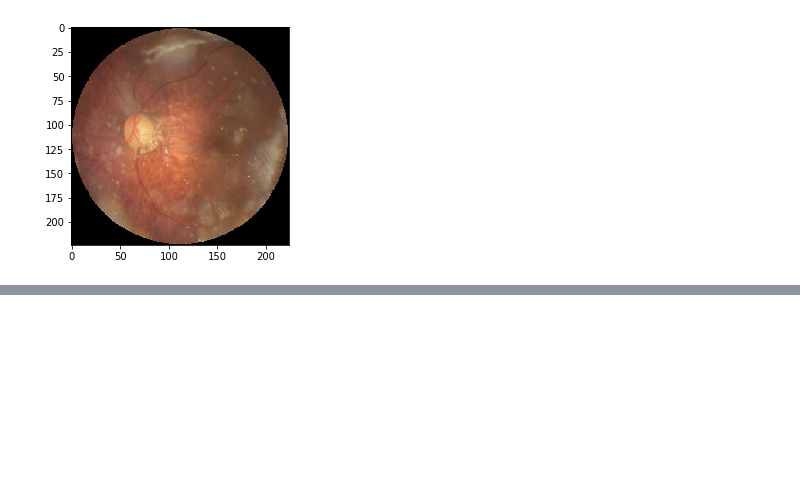
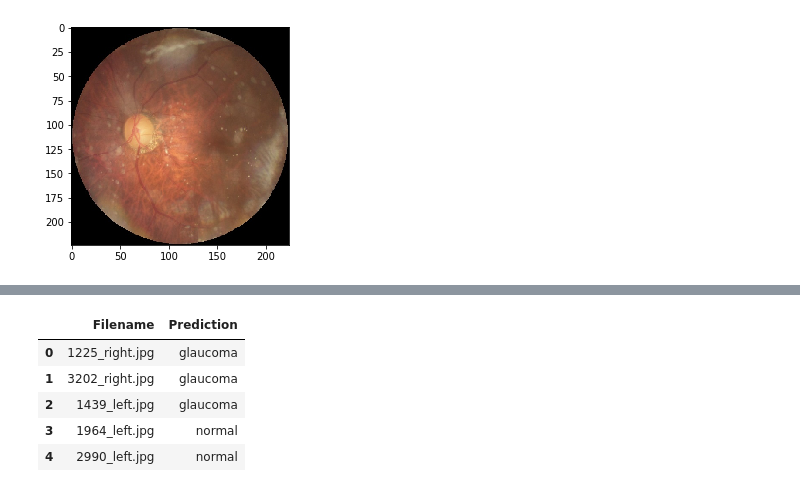
Before and after one commit to ethanrasmussen/ocularimg_test, a Jupyter notebook: glaucoma_model.ipynb, the cells around one changed output, grey strips where cells are left out. Cells and saved outputs as stored; diff of their text form; code cells hidden in the pictures; blank space fills up the shorter version.

```diff
--- a/glaucoma_model.ipynb
+++ b/glaucoma_model.ipynb
@@ -259,0 +348,15 @@ plt.show()
+# %%
+predicted_class_idx=np.argmax(pred,axis=1)
+valid_labels = dict((value,key) for key,value in valid_gen.class_indices.items())
+pred_labels = [valid_labels[key] for key in predicted_class_idx]
+
+filenames = test_gen.filenames
+prediction_df = pd.DataFrame({'Filename': filenames,'Prediction': [valid_labels[key] for key in predicted_class_idx]})
+prediction_df.head()
+# %% [output]
+|  | Filename | Prediction |
+| 0 | 1225_right.jpg | glaucoma |
+| 1 | 3202_right.jpg | glaucoma |
+| 2 | 1439_left.jpg | glaucoma |
+| 3 | 1964_left.jpg | normal |
+| 4 | 2990_left.jpg | normal |
```
Also changed, not shown: parts of 14 cells of this notebook.
